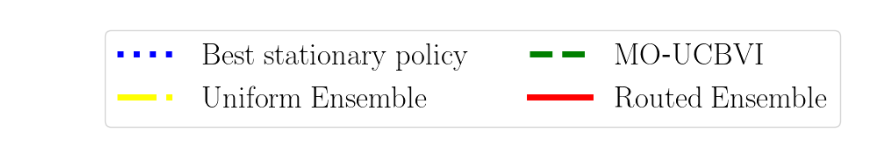
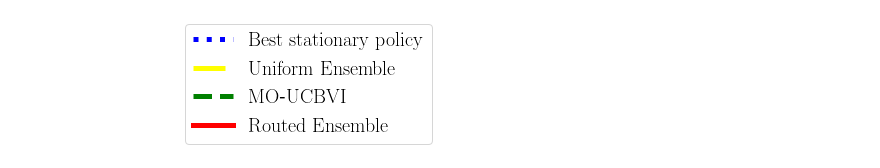
Before and after one commit to VirtuosoResearch/Multi-objective-reinforcement-learning-code, a Jupyter notebook: src/figure/plot_momdp.ipynb, the cells around one changed output. Drawn from its saved outputs; the diff is of its cells as text; code cells hidden in the pictures.

```diff
--- a/src/figure/plot_momdp.ipynb
+++ b/src/figure/plot_momdp.ipynb
@@ -79,16 +84,16 @@ plt.show()
 # %%
 legend_elements = []
 legend_labels = []
 for key in legend_order:
     style = style_map[key]
     legend_elements.append(Line2D([0], [0], color=style['color'], linestyle=style['linestyle'], lw=line_width))
     legend_labels.append(style['label'])
 
 fig_legend, ax_legend = plt.subplots(figsize=(6, 1.5))
 ax_legend.axis('off')
-ax_legend.legend(legend_elements, legend_labels, loc='center', ncol=2, fontsize=25)
+ax_legend.legend(legend_elements, legend_labels, loc='center', ncol=1, fontsize=20)
 plt.tight_layout()
 plt.savefig('legend.pdf', dpi=1200, bbox_inches='tight')
 plt.show()
 # %% [output]
-[figure, old version]
+[figure, new version]
```
Also changed, not shown: parts of 2 cells of this notebook, 2 other files.
